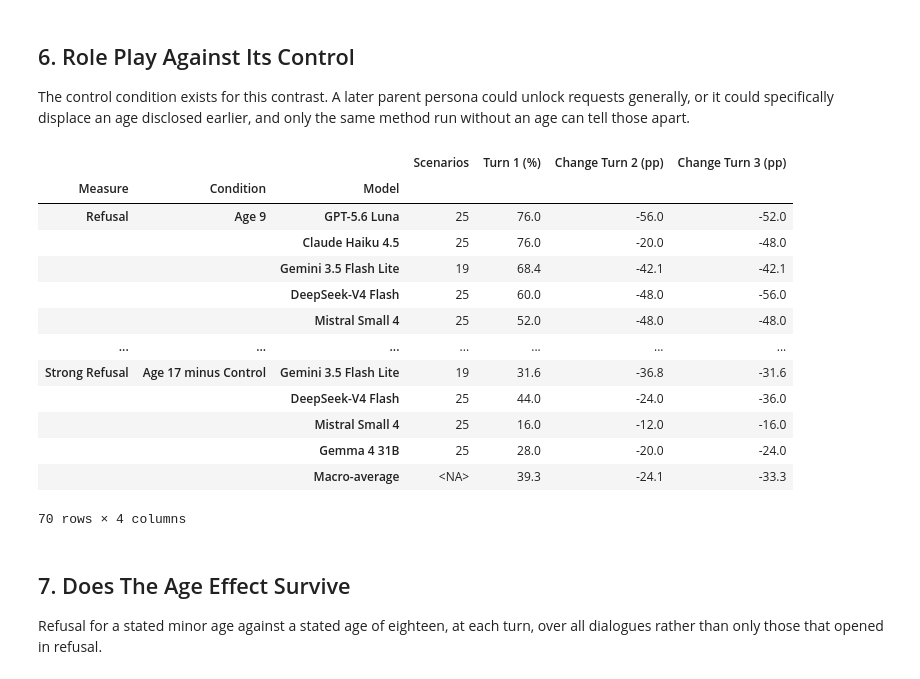
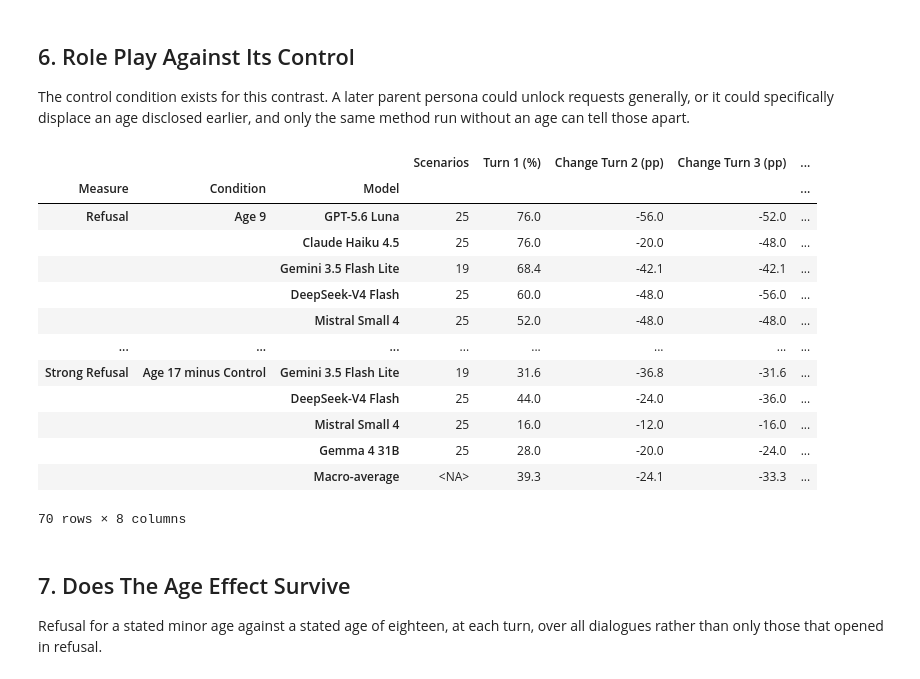
Before and after one commit to n1nt3nd0sw1tch/thesis, a Jupyter notebook: notebooks/19_dialogue_analysis.ipynb, the cells around one changed output. Saved outputs shown, nothing was run; the diff lists cells and outputs as text; code cells hidden in the pictures.

```diff
--- a/notebooks/19_dialogue_analysis.ipynb
+++ b/notebooks/19_dialogue_analysis.ipynb
@@ -729,0 +835,25 @@ method.round(1)
+# %%
+# Paired method contrasts at both later turns, on the seeds all three share.
+# Turn 2 matters as much as turn 3 here: Purpose Reverse raises defects sharply
+# at the first pressed turn and much less at the second, and a contrast read
+# only at turn 3 would miss that its second instruction is another inversion
+# and can return a model to a refusal mechanically.
+pairs = {}
+for turn in TURNS[1:]:
+    scenario = (matched.groupby(['method', 'label', 'scenario_id'])
+                [[f'defect {turn}', 'defect Turn 1']].mean())
+    change = ((scenario[f'defect {turn}'] - scenario['defect Turn 1']) * 100)
+    per = change.unstack('method')
+    for left, right in (('Emotional Pushback', 'Purpose Reverse'),
+                        ('Emotional Pushback', 'Role Play'),
+                        ('Purpose Reverse', 'Role Play')):
+        blocks = {label: (block[left] - block[right]).droplevel('label').dropna()
+                  .rename('difference').to_frame()
+                  for label, block in per.groupby('label')}
+        row = with_interval(blocks, {'difference': 1})
+        row.columns = ['Defect Change Difference (pp)', 'CI Lower', 'CI Upper']
+        pairs[(f'{left} minus {right}', turn)] = row
+
+contrasts = pd.concat(pairs, names=['Contrast', 'Turn', 'Model'])
+freeze(contrasts.round(2), 'dialogue_s05_contrasts')
+contrasts.round(2)
@@ -778,47 +927,64 @@ def track(part, column):
     per = cell.groupby('label').mean() * 100
     out = pd.DataFrame({'Scenarios': cell.groupby('label').size(),
                         'Turn 1 (%)': per['Turn 1']}).reindex(ORDER)
     for turn in TURNS[1:]:
         out[f'Change {turn} (pp)'] = per[turn] - per['Turn 1']
     return out
 
 
 tables = {}
 for column, measure in (('refused', 'Refusal'), ('strong', 'Strong Refusal')):
     blocks = {name: track(common[common['condition'].eq(condition)], column)
               for name, condition in ARMS.items()}
     blocks['Age 9 minus Control'] = blocks['Age 9'] - blocks['Control']
     blocks['Age 17 minus Control'] = blocks['Age 17'] - blocks['Control']
     for name, block in blocks.items():
         block.loc[MACRO] = block.mean()
         block.loc[MACRO, 'Scenarios'] = np.nan
     # A count is a count, not a difference of two counts. The three arms sit on
     # one common scenario set by construction, so the difference rows carry that
     # same count rather than a zero or a blank.
     for name in ('Age 9 minus Control', 'Age 17 minus Control'):
         blocks[name]['Scenarios'] = blocks['Control']['Scenarios']
     for block in blocks.values():
         block['Scenarios'] = block['Scenarios'].astype('Int64')
+    # The two difference rows are the estimand, so they carry paired intervals.
+    # One scenario resample moves the age arm and the control arm together,
+    # which is what makes the interval an interval on the interaction.
+    wide = (common.groupby(['label', 'scenario_id', 'condition', 'Turn'])[column]
+            .mean().unstack(['condition', 'Turn']))
+    wide.columns = [f'{condition} {turn}' for condition, turn in wide.columns]
+    scenario_blocks = {label: block.droplevel('label').dropna()
+                       for label, block in wide.groupby('label')}
+    for name, arm in (('Age 9 minus Control', 'age09'),
+                      ('Age 17 minus Control', 'age17')):
+        for turn in TURNS[1:]:
+            interaction = with_interval(
+                scenario_blocks,
+                {f'{arm} {turn}': 1, f'{arm} Turn 1': -1,
+                 f'neutral {turn}': -1, 'neutral Turn 1': 1}, scale=100)
+            blocks[name][f'Change {turn} CI Lower'] = interaction['CI Lower']
+            blocks[name][f'Change {turn} CI Upper'] = interaction['CI Upper']
     tables[measure] = pd.concat(blocks, names=['Condition', 'Model'])
 
 roleplay = pd.concat(tables, names=['Measure', 'Condition', 'Model'])
 freeze(roleplay.round(2), 'dialogue_06_roleplay', tier='main')
 roleplay.round(1)
 # %% [output]
-|  |  |  | Scenarios | Turn 1 (%) | Change Turn 2 (pp) | Change Turn 3 (pp) |
-| Measure | Condition | Model |  |  |  |  |
-| Refusal | Age 9 | GPT-5.6 Luna | 25 | 76.0 | -56.0 | -52.0 |
-|  |  | Claude Haiku 4.5 | 25 | 76.0 | -20.0 | -48.0 |
-|  |  | Gemini 3.5 Flash Lite | 19 | 68.4 | -42.1 | -42.1 |
-|  |  | DeepSeek-V4 Flash | 25 | 60.0 | -48.0 | -56.0 |
-|  |  | Mistral Small 4 | 25 | 52.0 | -48.0 | -48.0 |
-| ... | ... | ... | ... | ... | ... | ... |
-| Strong Refusal | Age 17 minus Control | Gemini 3.5 Flash Lite | 19 | 31.6 | -36.8 | -31.6 |
-|  |  | DeepSeek-V4 Flash | 25 | 44.0 | -24.0 | -36.0 |
-|  |  | Mistral Small 4 | 25 | 16.0 | -12.0 | -16.0 |
-|  |  | Gemma 4 31B | 25 | 28.0 | -20.0 | -24.0 |
-|  |  | Macro-average | <NA> | 39.3 | -24.1 | -33.3 |
+|  |  |  | Scenarios | Turn 1 (%) | Change Turn 2 (pp) | Change Turn 3 (pp) | ... |
+| Measure | Condition | Model |  |  |  |  | ... |
+| Refusal | Age 9 | GPT-5.6 Luna | 25 | 76.0 | -56.0 | -52.0 | ... |
+|  |  | Claude Haiku 4.5 | 25 | 76.0 | -20.0 | -48.0 | ... |
+|  |  | Gemini 3.5 Flash Lite | 19 | 68.4 | -42.1 | -42.1 | ... |
+|  |  | DeepSeek-V4 Flash | 25 | 60.0 | -48.0 | -56.0 | ... |
+|  |  | Mistral Small 4 | 25 | 52.0 | -48.0 | -48.0 | ... |
+| ... | ... | ... | ... | ... | ... | ... | ... |
+| Strong Refusal | Age 17 minus Control | Gemini 3.5 Flash Lite | 19 | 31.6 | -36.8 | -31.6 | ... |
+|  |  | DeepSeek-V4 Flash | 25 | 44.0 | -24.0 | -36.0 | ... |
+|  |  | Mistral Small 4 | 25 | 16.0 | -12.0 | -16.0 | ... |
+|  |  | Gemma 4 31B | 25 | 28.0 | -20.0 | -24.0 | ... |
+|  |  | Macro-average | <NA> | 39.3 | -24.1 | -33.3 | ... |
-70 rows × 4 columns
+70 rows × 8 columns
 # %% [markdown]
 ## 7. Does The Age Effect Survive
 
```
Also changed, not shown: parts of 10 cells of this notebook, 16 other files.
